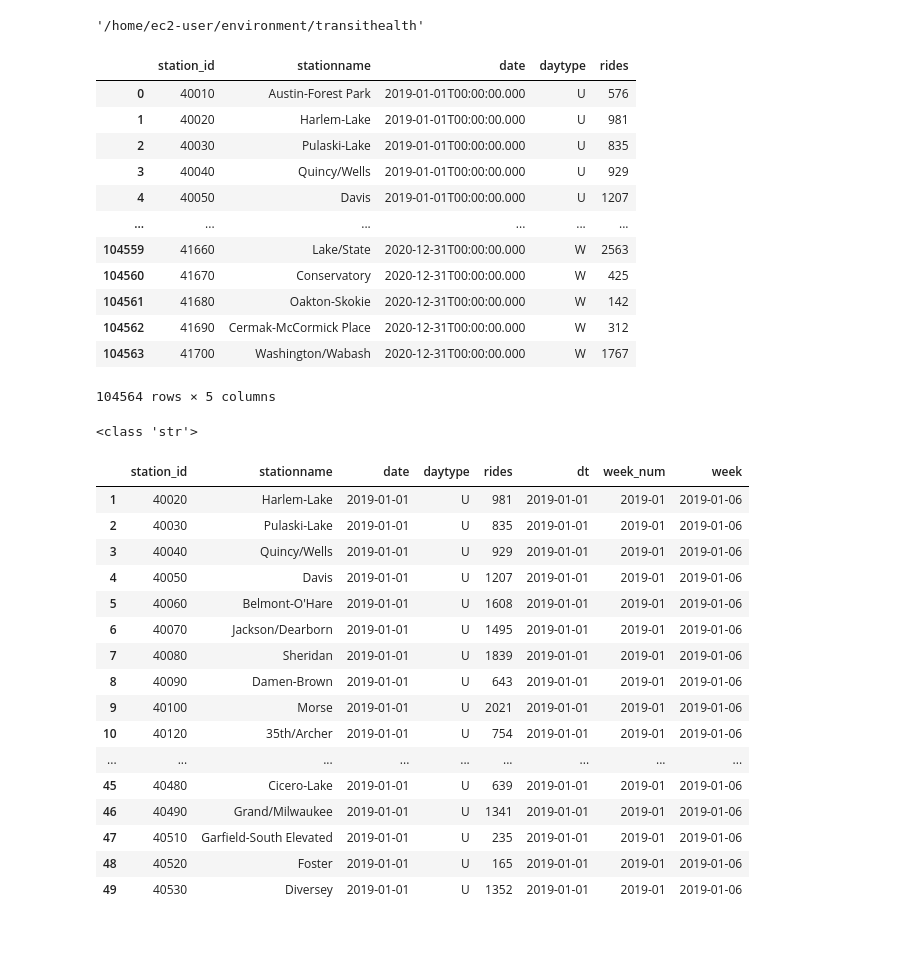
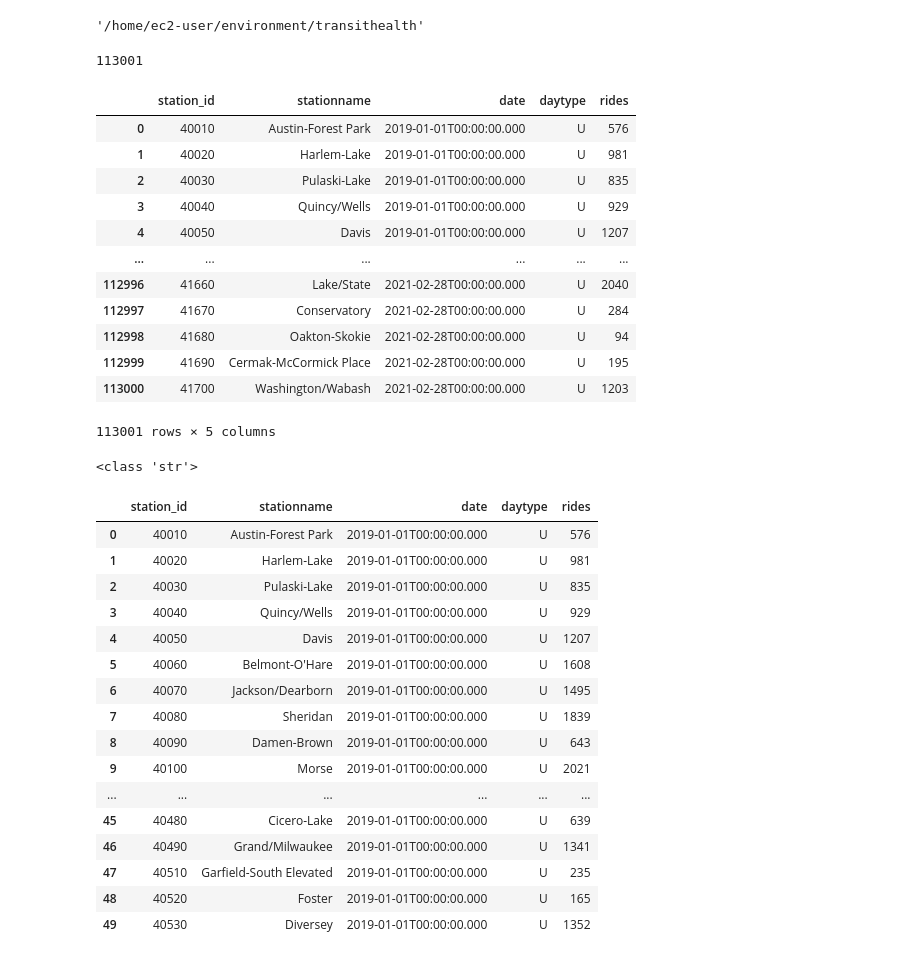
Before and after one commit to scarletstudio/transithealth, a Jupyter notebook: notebooks/ashklover/cta_train_data_transformations.ipynb, the cells around one changed output. Cells and saved outputs as stored; diff of their text form; code cells hidden in the pictures.

```diff
--- a/notebooks/ashklover/cta_train_data_transformations.ipynb
+++ b/notebooks/ashklover/cta_train_data_transformations.ipynb
@@ -20,13 +20,15 @@ SELECT
     daytype,
     rides
 WHERE
-    date >= "2019-01-01" AND date <= "2020-12-31"
-LIMIT 105000
+    date >= "2019-01-01" AND date <= "2021-02-28"
+LIMIT 115000
 """
 r = requests.get(dataset_json_url, params={"$query": query})
 df = pd.DataFrame(r.json())
+print(df.shape[0])
 df
 # %% [output]
+113001
 |  | station_id | stationname | date | daytype | rides |
 | 0 | 40010 | Austin-Forest Park | 2019-01-01T00:00:00.000 | U | 576 |
 | 1 | 40020 | Harlem-Lake | 2019-01-01T00:00:00.000 | U | 981 |
@@ -34,12 +36,12 @@ df
 | 3 | 40040 | Quincy/Wells | 2019-01-01T00:00:00.000 | U | 929 |
 | 4 | 40050 | Davis | 2019-01-01T00:00:00.000 | U | 1207 |
 | ... | ... | ... | ... | ... | ... |
-| 104559 | 41660 | Lake/State | 2020-12-31T00:00:00.000 | W | 2563 |
-| 104560 | 41670 | Conservatory | 2020-12-31T00:00:00.000 | W | 425 |
-| 104561 | 41680 | Oakton-Skokie | 2020-12-31T00:00:00.000 | W | 142 |
-| 104562 | 41690 | Cermak-McCormick Place | 2020-12-31T00:00:00.000 | W | 312 |
-| 104563 | 41700 | Washington/Wabash | 2020-12-31T00:00:00.000 | W | 1767 |
+| 112996 | 41660 | Lake/State | 2021-02-28T00:00:00.000 | U | 2040 |
+| 112997 | 41670 | Conservatory | 2021-02-28T00:00:00.000 | U | 284 |
+| 112998 | 41680 | Oakton-Skokie | 2021-02-28T00:00:00.000 | U | 94 |
+| 112999 | 41690 | Cermak-McCormick Place | 2021-02-28T00:00:00.000 | U | 195 |
+| 113000 | 41700 | Washington/Wabash | 2021-02-28T00:00:00.000 | U | 1203 |
-104564 rows × 5 columns
+113001 rows × 5 columns
 # %%
 print(type(df["date"][0]))
 # %% [output]
@@ -51,25 +53,25 @@ print(type(df["date"][0]))
 # %%
 df = extract_data_portal_dates(df, col="date", prefix="")
 # %%
-df[1:50]
+df[0:50]
 # %% [output]
-|  | station_id | stationname | date | daytype | rides | dt | week_num | week |
-| 1 | 40020 | Harlem-Lake | 2019-01-01 | U | 981 | 2019-01-01 | 2019-01 | 2019-01-06 |
-| 2 | 40030 | Pulaski-Lake | 2019-01-01 | U | 835 | 2019-01-01 | 2019-01 | 2019-01-06 |
-| 3 | 40040 | Quincy/Wells | 2019-01-01 | U | 929 | 2019-01-01 | 2019-01 | 2019-01-06 |
-| 4 | 40050 | Davis | 2019-01-01 | U | 1207 | 2019-01-01 | 2019-01 | 2019-01-06 |
-| 5 | 40060 | Belmont-O'Hare | 2019-01-01 | U | 1608 | 2019-01-01 | 2019-01 | 2019-01-06 |
-| 6 | 40070 | Jackson/Dearborn | 2019-01-01 | U | 1495 | 2019-01-01 | 2019-01 | 2019-01-06 |
-| 7 | 40080 | Sheridan | 2019-01-01 | U | 1839 | 2019-01-01 | 2019-01 | 2019-01-06 |
-| 8 | 40090 | Damen-Brown | 2019-01-01 | U | 643 | 2019-01-01 | 2019-01 | 2019-01-06 |
-| 9 | 40100 | Morse | 2019-01-01 | U | 2021 | 2019-01-01 | 2019-01 | 2019-01-06 |
-| 10 | 40120 | 35th/Archer | 2019-01-01 | U | 754 | 2019-01-01 | 2019-01 | 2019-01-06 |
-| ... | ... | ... | ... | ... | ... | ... | ... | ... |
-| 45 | 40480 | Cicero-Lake | 2019-01-01 | U | 639 | 2019-01-01 | 2019-01 | 2019-01-06 |
-| 46 | 40490 | Grand/Milwaukee | 2019-01-01 | U | 1341 | 2019-01-01 | 2019-01 | 2019-01-06 |
-| 47 | 40510 | Garfield-South Elevated | 2019-01-01 | U | 235 | 2019-01-01 | 2019-01 | 2019-01-06 |
-| 48 | 40520 | Foster | 2019-01-01 | U | 165 | 2019-01-01 | 2019-01 | 2019-01-06 |
-| 49 | 40530 | Diversey | 2019-01-01 | U | 1352 | 2019-01-01 | 2019-01 | 2019-01-06 |
+|  | station_id | stationname | date | daytype | rides |
+| 0 | 40010 | Austin-Forest Park | 2019-01-01T00:00:00.000 | U | 576 |
+| 1 | 40020 | Harlem-Lake | 2019-01-01T00:00:00.000 | U | 981 |
+| 2 | 40030 | Pulaski-Lake | 2019-01-01T00:00:00.000 | U | 835 |
+| 3 | 40040 | Quincy/Wells | 2019-01-01T00:00:00.000 | U | 929 |
+| 4 | 40050 | Davis | 2019-01-01T00:00:00.000 | U | 1207 |
+| 5 | 40060 | Belmont-O'Hare | 2019-01-01T00:00:00.000 | U | 1608 |
+| 6 | 40070 | Jackson/Dearborn | 2019-01-01T00:00:00.000 | U | 1495 |
+| 7 | 40080 | Sheridan | 2019-01-01T00:00:00.000 | U | 1839 |
+| 8 | 40090 | Damen-Brown | 2019-01-01T00:00:00.000 | U | 643 |
+| 9 | 40100 | Morse | 2019-01-01T00:00:00.000 | U | 2021 |
+| ... | ... | ... | ... | ... | ... |
+| 45 | 40480 | Cicero-Lake | 2019-01-01T00:00:00.000 | U | 639 |
+| 46 | 40490 | Grand/Milwaukee | 2019-01-01T00:00:00.000 | U | 1341 |
+| 47 | 40510 | Garfield-South Elevated | 2019-01-01T00:00:00.000 | U | 235 |
+| 48 | 40520 | Foster | 2019-01-01T00:00:00.000 | U | 165 |
+| 49 | 40530 | Diversey | 2019-01-01T00:00:00.000 | U | 1352 |
 # %%
 dataset_json_url = "https://data.cityofchicago.org/resource/5neh-572f.json"
 query = """
```
Also changed, not shown: parts of 2 cells of this notebook, 7 other files.
